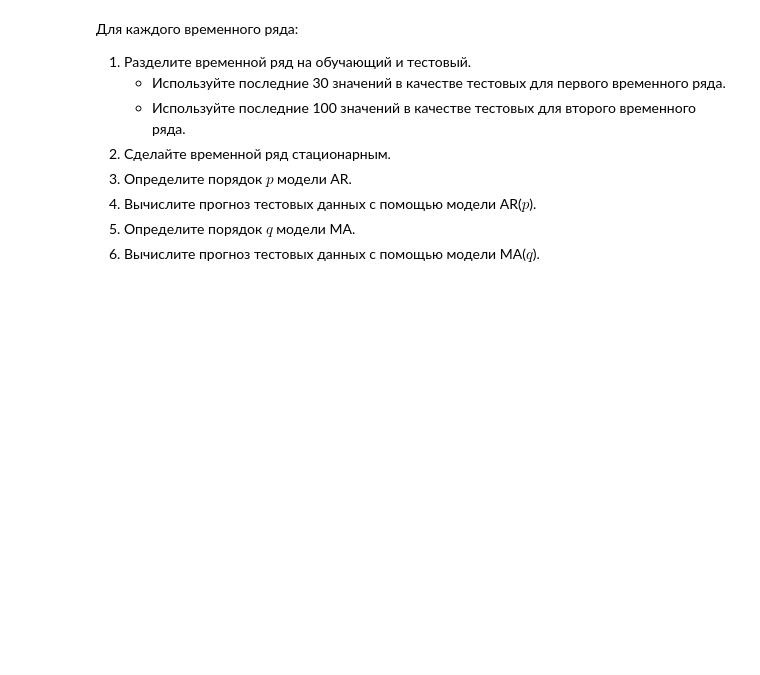
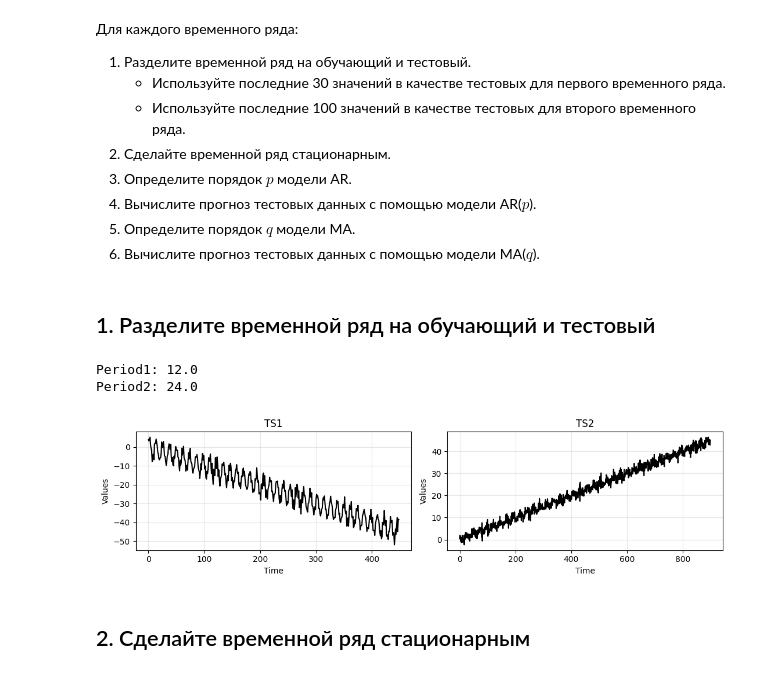
Before and after one commit to RinatHar/TimeSeries, a Jupyter notebook: 4 ar_ma.ipynb, the cells around one changed output. Cells and saved outputs as stored; diff of their text form; code cells hidden in the pictures; blank space fills up the shorter version.

```diff
--- a/4 ar_ma.ipynb
+++ b/4 ar_ma.ipynb
@@ -905,3 +905,33 @@ print(len(arma_ts2))
 4. Вычислите прогноз тестовых данных с помощью модели AR($p$).
 5. Определите порядок $q$ модели MA.
 6. Вычислите прогноз тестовых данных с помощью модели MA($q$).
+# %% [markdown]
+## 1. Разделите временной ряд на обучающий и тестовый
+# %%
+time = np.arange(1000)
+
+train_ts1 = arma_ts1[:449]
+test_ts1 = arma_ts1[449:]
+
+train_ts2 = arma_ts2[:900]
+test_ts2 = arma_ts2[900:]
+# %%
+from tsa_course.lecture1 import fft_analysis
+
+period1, _, _ =fft_analysis(arma_ts1)
+print(f"Period1: {np.round(period1)}")
+
+period2, _, _ =fft_analysis(arma_ts2)
+print(f"Period2: {np.round(period2)}")
+# %% [output]
+Period1: 12.0
+Period2: 24.0
+# %%
+_, axes = plt.subplots(1,2, figsize=(11,3))
+run_sequence_plot(time[:len(train_ts1)], train_ts1, title="TS1", ax=axes[0])
+run_sequence_plot(time[:len(train_ts2)], train_ts2, title="TS2", ax=axes[1])
+plt.tight_layout();
+# %% [output]
+[figure, added]
+# %% [markdown]
+## 2. Сделайте временной ряд стационарным
```
Also changed, not shown: parts of 33 cells of this notebook.
